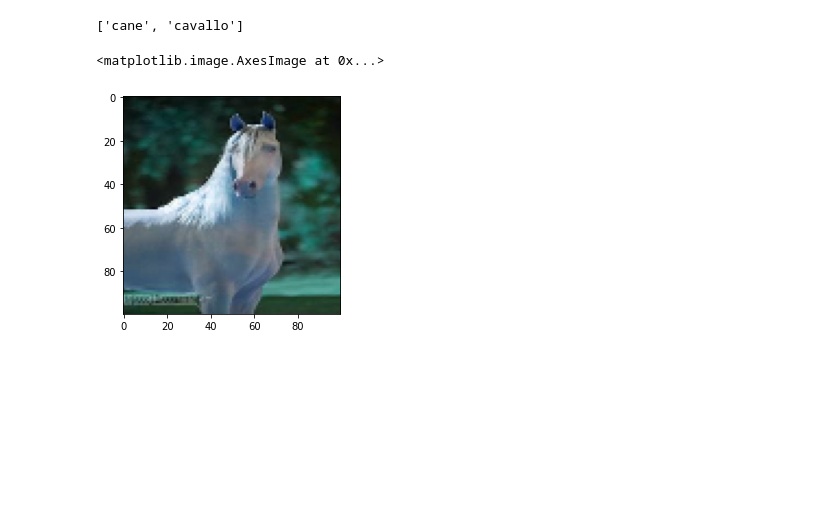
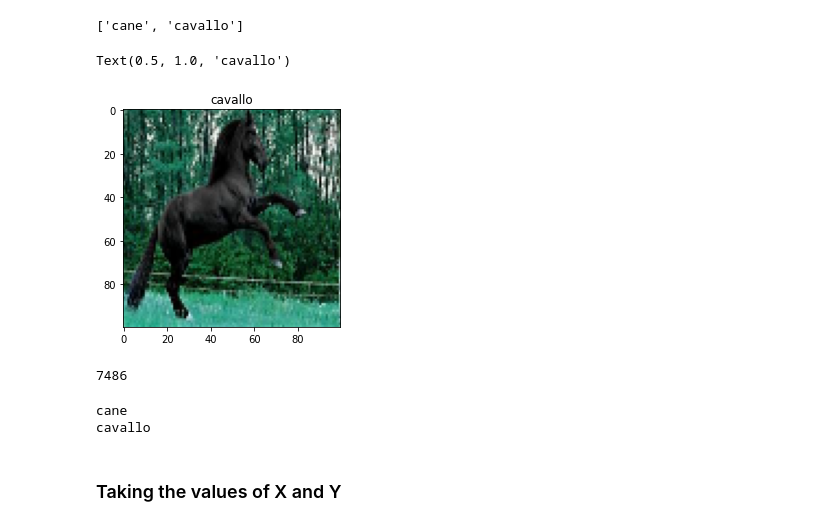
Before and after one commit to Monalika-P/Extending-existing-tf-model-with-more-classes, a Jupyter notebook: Extending_existing_tf_model_with_more_classes.ipynb, the cells around one changed output. Cells and saved outputs as stored; diff of their text form; code cells hidden in the pictures; blank space fills up the shorter version.

```diff
--- a/Extending_existing_tf_model_with_more_classes.ipynb
+++ b/Extending_existing_tf_model_with_more_classes.ipynb
@@ -35,7 +39,7 @@ import pandas as pd
 from tqdm import tqdm
 %matplotlib inline
 # %%
-img_size = 100 #Setting all the images to 300 pixels
+img_size = (100,100) #Setting all the images to 300 pixels
 # %% [markdown]
 ### Defining function to get data
 # %%
@@ -52,7 +56,7 @@ def get_data(data_dir):
     try:
       count += 1
       image_array = cv2.imread(os.path.join(data_dir, img), cv2.IMREAD_COLOR)
-      resized_array = cv2.resize(image_array, (img_size, img_size))
+      resized_array = cv2.resize(image_array, img_size)
       data.append([resized_array, folder])
 
     except Exception as e:
@@ -60,7 +64,7 @@ def get_data(data_dir):
 
   print("Collected",count,"no of images")
 
-  return np.array(data)
+  return data
 # %%
 data = get_data('/content/raw-img/cane')
 # %% [output]
@@ -99,7 +92,8 @@ classes
 # %% [output]
 ['cane', 'cavallo']
 # %%
-plt.imshow(data2[6][0])
+plt.imshow(data2[2][0])
+plt.title(data2[1][1])
 # %% [output]
-<matplotlib.image.AxesImage at 0x...>
+Text(0.5, 1.0, 'cavallo')
-[figure, old version]
+[figure, new version]
@@ -105,0 +102,12 @@ plt.imshow(data2[6][0])
+# %%
+len(dataset)
+# %% [output]
+7486
+# %%
+print(dataset[4000][1])
+print(dataset[7000][1])
+# %% [output]
+cane
+cavallo
+# %% [markdown]
+### Taking the values of X and Y
```
Also changed, not shown: parts of 21 cells of this notebook.
